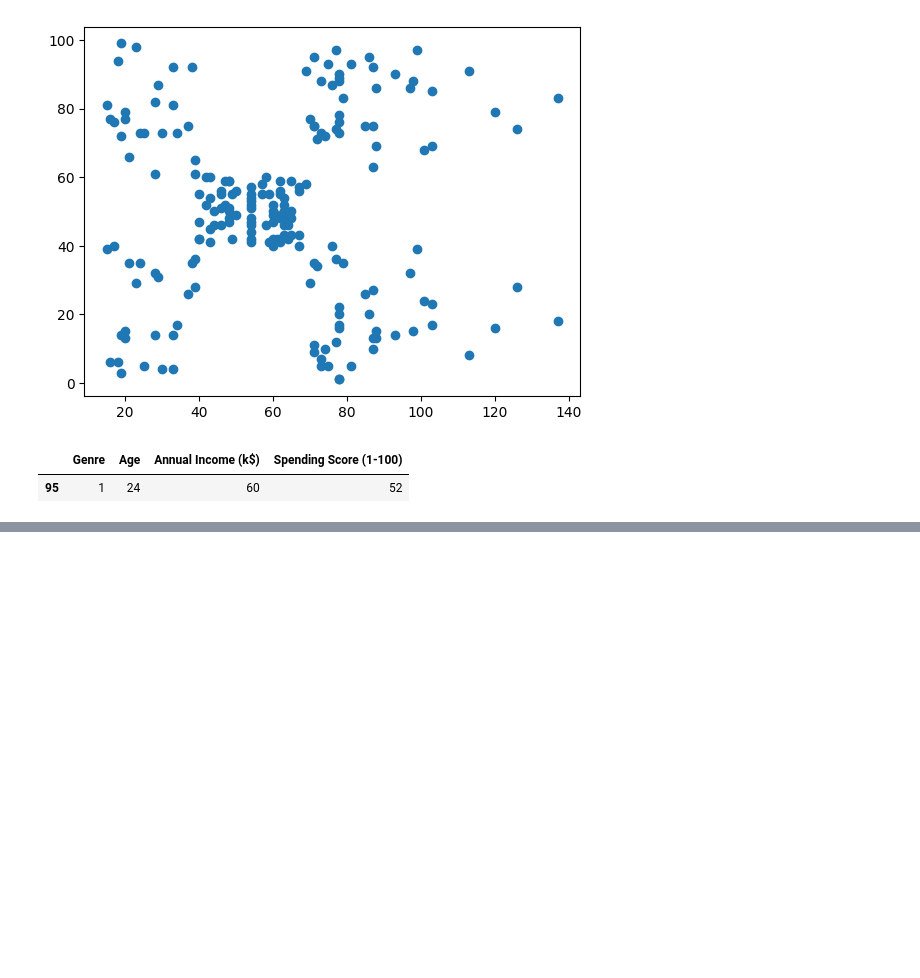
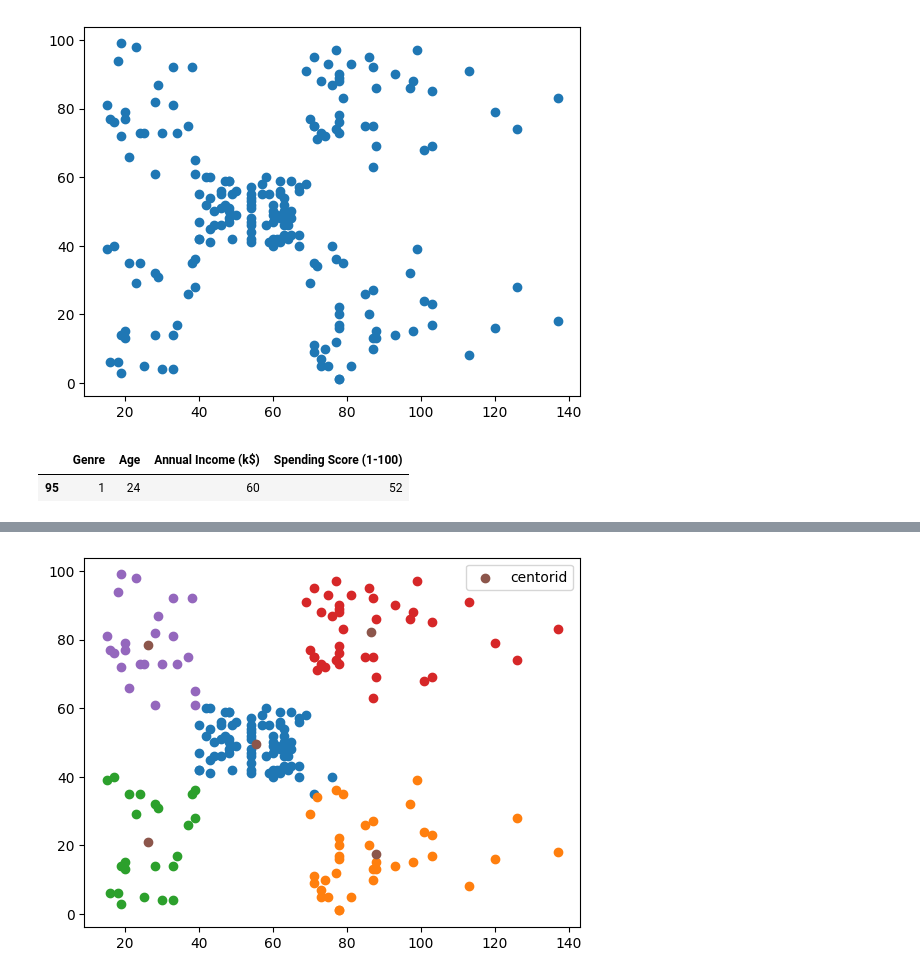
Before and after one commit to gitbhusalhubpramish/Mall-Customer, a Jupyter notebook: mall-custumer.ipynb, the cells around one changed output, grey strips where cells are left out. Drawn from its saved outputs; the diff is of its cells as text; code cells hidden in the pictures; blank space fills up the shorter version.

```diff
--- a/mall-custumer.ipynb
+++ b/mall-custumer.ipynb
@@ -98,0 +97,4 @@ def loss():
+# %%
+def cat():
+    dx = np.argmin(abs((cen.apply(lambda c: np.sqrt(((df.drop(columns=["CustomerID"])-c.to_numpy())**2).sum(axis=1)), axis=1))).T, axis=1)
+    return pd.Series(dx).groupby(dx).apply(lambda x: x.index.tolist()).apply(lambda p: df.iloc[p])
@@ -98,0 +118,7 @@ def loss():
+# %%
+cat().apply(lambda x:plt.scatter(x["Annual Income (k$)"], x["Spending Score (1-100)"]))
+plt.scatter(cen["Annual Income (k$)"], cen["Spending Score (1-100)"], label="centorid")
+plt.legend()
+plt.show()
+# %% [output]
+[figure, added]
```
Also changed, not shown: parts of 5 cells of this notebook.
